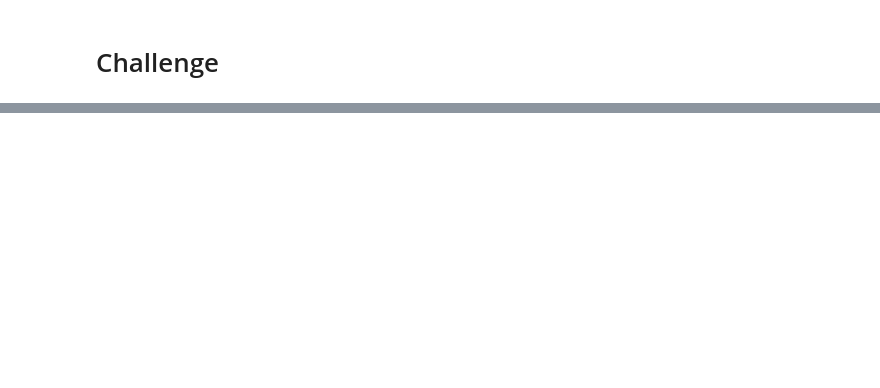
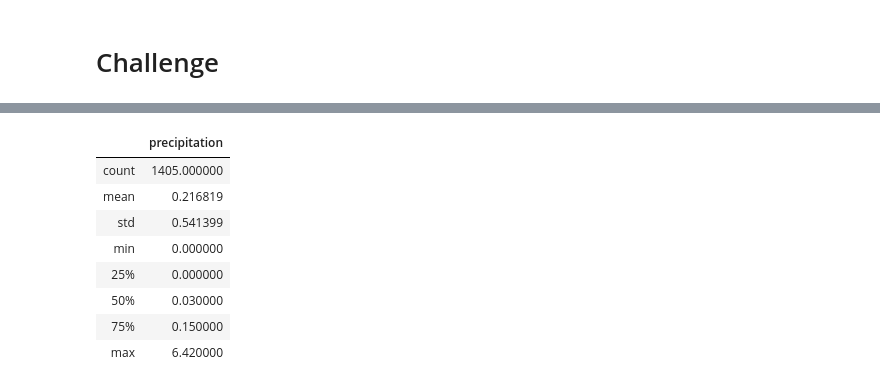
Before and after one commit to jbtrahin/surfs_up, a Jupyter notebook: climate_analysis.ipynb, the cells around one changed output, grey strips where cells are left out. Saved outputs shown, nothing was run; the diff lists cells and outputs as text; code cells hidden in the pictures; blank space fills up the shorter version.

```diff
--- a/climate_analysis.ipynb
+++ b/climate_analysis.ipynb
@@ -155,0 +164,15 @@ plt.tight_layout()
+# %%
+# Identify key statistical data in December across all stations and years using the describe() function.
+all_december_dates = all_dates_df.loc[all_dates_df['date'].dt.month == 12]
+
+all_december_dates.describe()
+# %% [output]
+|  | precipitation |
+| count | 1405.000000 |
+| mean | 0.216819 |
+| std | 0.541399 |
+| min | 0.000000 |
+| 25% | 0.000000 |
+| 50% | 0.030000 |
+| 75% | 0.150000 |
+| max | 6.420000 |
```
Also changed, not shown: parts of 14 cells of this notebook, 4 other files.
